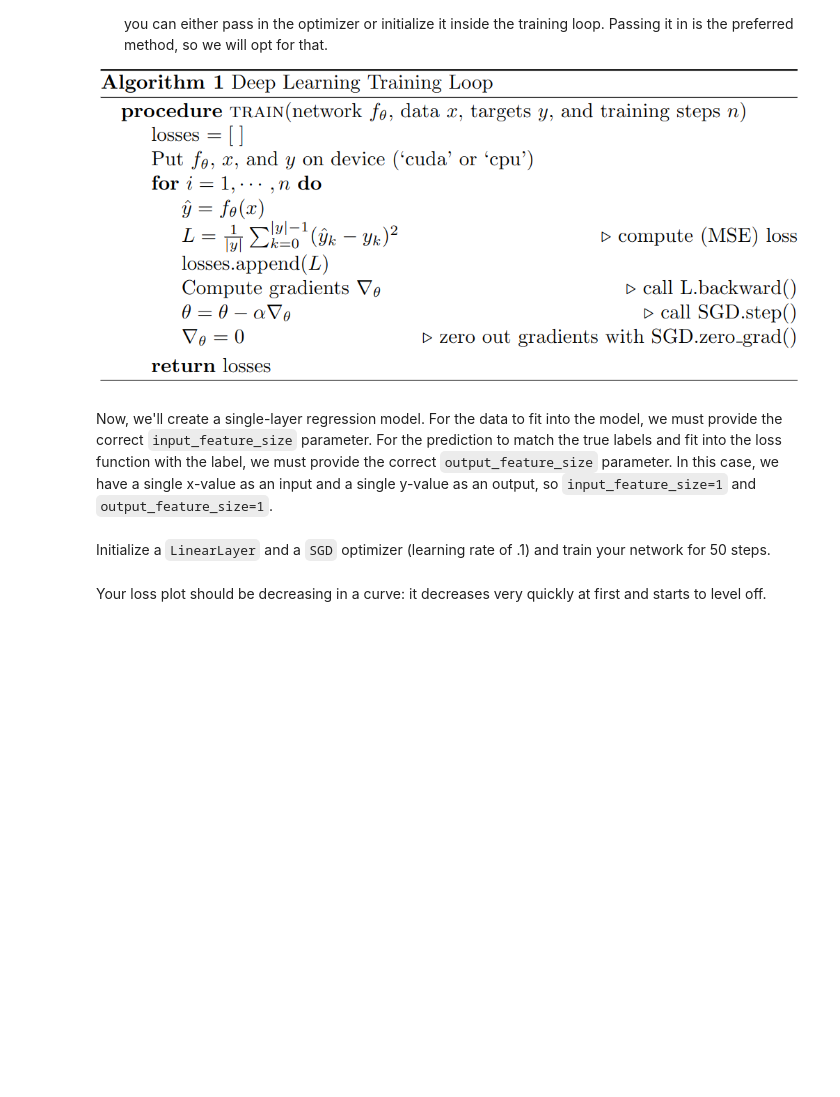
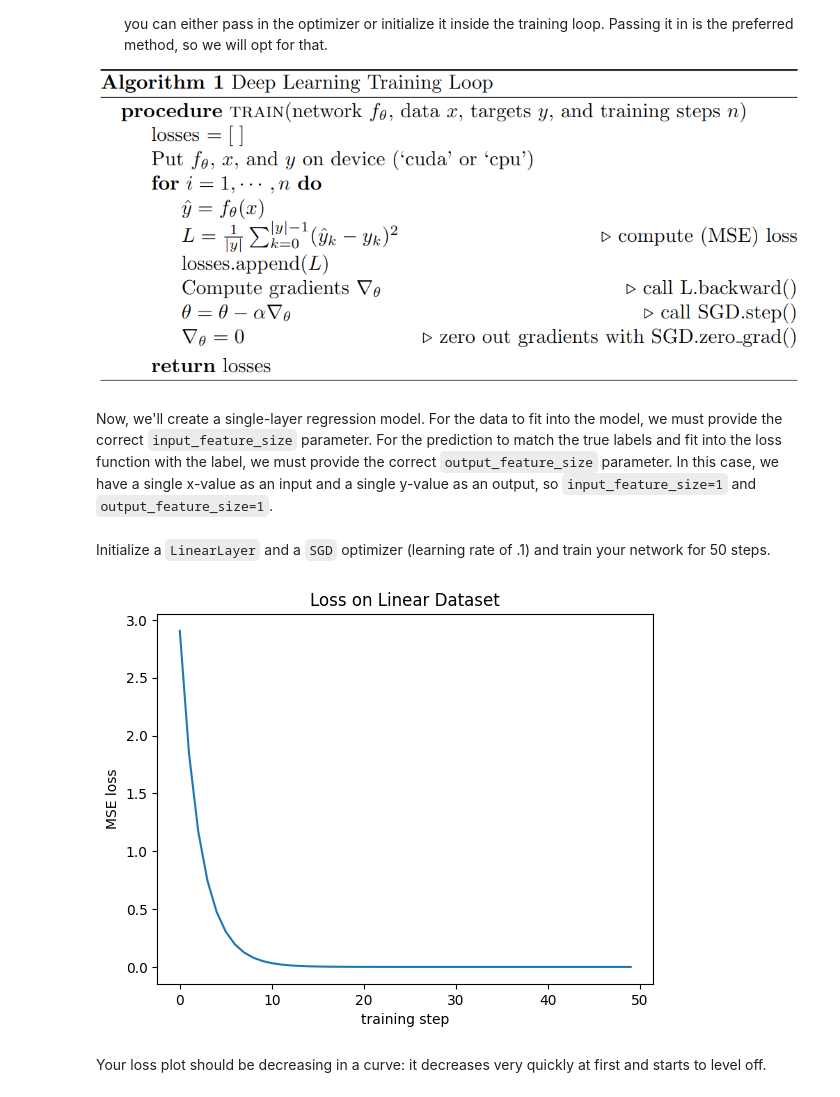
Before and after one commit to andrew-belz/byu-cs474, a Jupyter notebook: lab2_modules_training.ipynb, the cells around one changed output. Drawn from its saved outputs; the diff is of its cells as text; code cells hidden in the pictures; blank space fills up the shorter version.

```diff
--- a/lab2_modules_training.ipynb
+++ b/lab2_modules_training.ipynb
@@ -323,22 +329,24 @@ Now that we have `LinearLayer` built, let's create an `SGD` optimizer that will
 class SGD:
     def __init__(self, parameters, lr):
         # TODO: Store the parameters. Note that parameters could either be a list of Tensors or a generator, so you should cast parameters as a list before setting it to self.parameters.
-        pass
+        self.parameters = list(parameters)
         # TODO: Store the learning rate.
-        pass
+        self.lr = lr
 
     def zero_grad(self):
         """
         To avoid gradients from accumulating let zero_grad() zero out all the gradients in self.parameters
         """
-        pass
+        for param in self.parameters:
+          param.grad = None
 
     def step(self):
         """
         This is where you will take you gradient steps for each of your parameters.
         Remember to use '.data', subtract the gradients, and use your learning rate
         """
-        pass
+        for param in self.parameters:
+          param.data -= self.lr*param.grad.data
 # %% [markdown]
 Execute the cell below to test that your implementation works correctly.
 # %%
@@ -371,7 +379,7 @@ Do **not** use a for loop in your implementation, use `torch.mean()` instead.
 You can use `nn.functional.mse_loss()` to validate your implementation works.
 # %%
 def mse_loss(y_hat, y):
-    pass
+    return torch.mean((y_hat - y)**2)
 # %% [markdown]
 Now that we have the necessary components to learn linear regression, let's generate some data.
 # %%
@@ -400,17 +408,45 @@ def train(network, optimizer, x, y, training_steps):
+# %%
+def train(network, optimizer, x, y, training_steps):
+    # TODO: Implement training loop
+    losses = []
+
+    device = torch.device("cuda")
+    network = network.to(device)
+    x = x.to(device)
+    y = y.to(device)
+
+    for _ in range(training_steps):
+
+      # forward step
+      yhat = network(x)
+
+      # compute and store the loss
+      L = mse_loss(yhat, y)
+      losses.append(L.item())
+      L.backward()
+
+      # this step updates the parameters
+      optimizer.step()
+      optimizer.zero_grad()
+
+    return losses
 # %% [markdown]
 Now, we'll create a single-layer regression model. For the data to fit into the model, we must provide the correct `input_feature_size` parameter. For the prediction to match the true labels and fit into the loss function with the label, we must provide the correct `output_feature_size` parameter. In this case, we have a single x-value as an input and a single y-value as an output, so `input_feature_size=1` and `output_feature_size=1`.
 # %% [markdown]
 Initialize a `LinearLayer` and a `SGD` optimizer (learning rate of .1) and train your network for 50 steps.
 # %%
 # TODO: Initialize a LinearLayer
-linear_network = None
+linear_network = LinearLayer(1, 1)
 
 # TODO: Initialize an SGD Optimizer with a learning rate of .1
+optimizer = SGD(linear_network.parameters(), lr=0.1)
 
 # TODO: Train linear_network for 50 steps using your train function, store your training losses in `train_losses` for plotting
-train_losses = None
+train_losses = train(linear_network, optimizer, linear_x, linear_y, 50)
 
 plot_loss(train_losses, title="Loss on Linear Dataset")
+# %% [output]
+[figure, added]
 # %% [markdown]
 Your loss plot should be decreasing in a curve: it decreases very quickly at first and starts to level off.
 # %%
```
Also changed, not shown: parts of 6 cells of this notebook.
